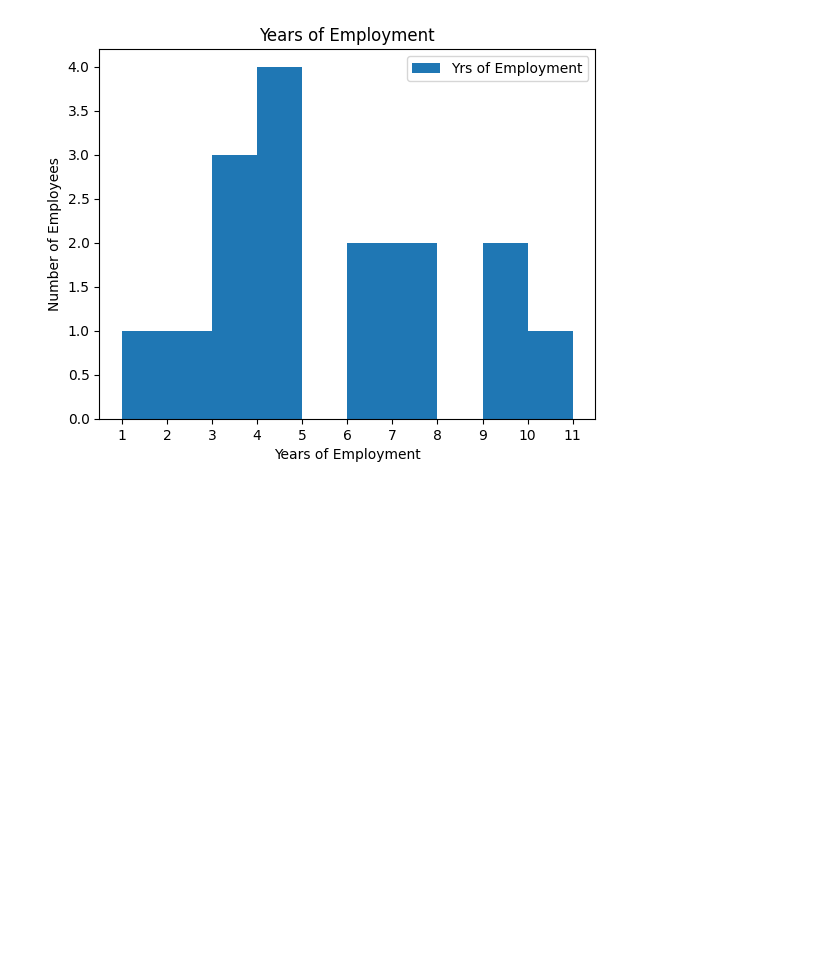
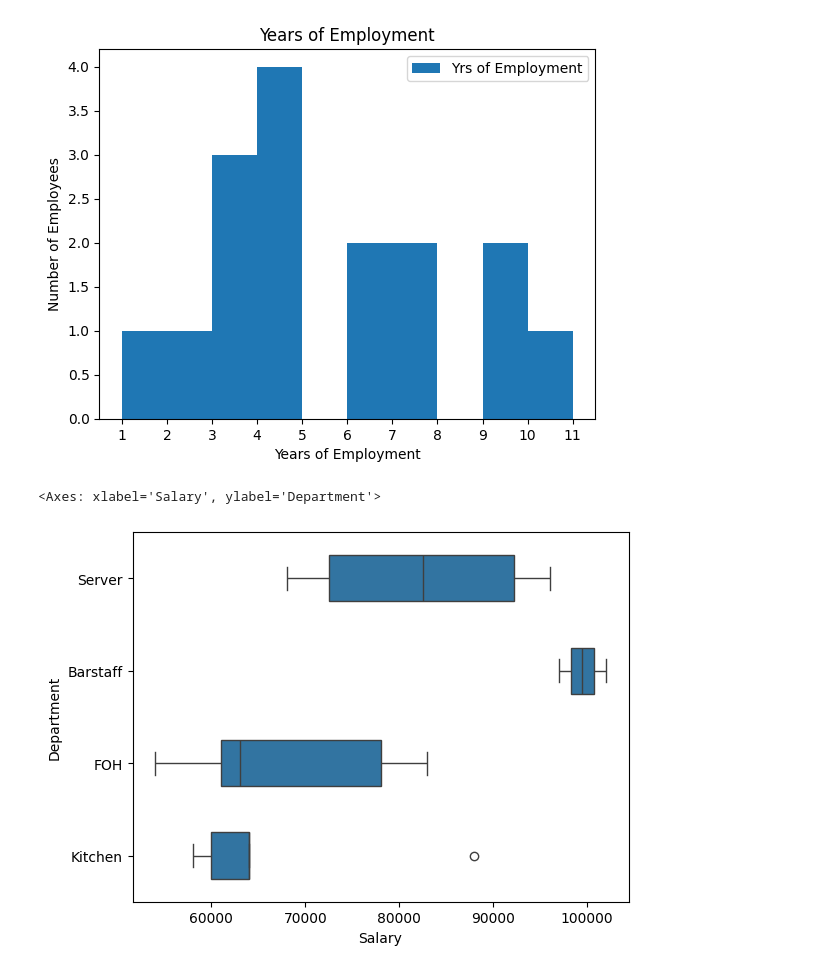
Before and after one commit to collinmfarmer/Mod2-Week4-Assign4, a Jupyter notebook: Plot_plot_plot.ipynb, the cells around one changed output. Drawn from its saved outputs; the diff is of its cells as text; code cells hidden in the pictures; blank space fills up the shorter version.

Commit message:
plot 4, box plot, seaborn

```diff
--- a/Plot_plot_plot.ipynb
+++ b/Plot_plot_plot.ipynb
@@ -85,7 +85,13 @@ hist_plot
 <Axes: title={'center': 'Years of Employment'}, xlabel='Years of Employment', ylabel='Number of Employees'>
 [figure]
 # %%
-#Plot 4
+#Plot 4 is a Box plot showing the distribution of the salary by department in seaborn
+
+box_plot = sns.boxplot(x="Salary", y="Department", data=df, width=.5)
+box_plot
+# %% [output]
+<Axes: xlabel='Salary', ylabel='Department'>
+[figure, added]
 # %%
 #Plot 5
 # %%
```
